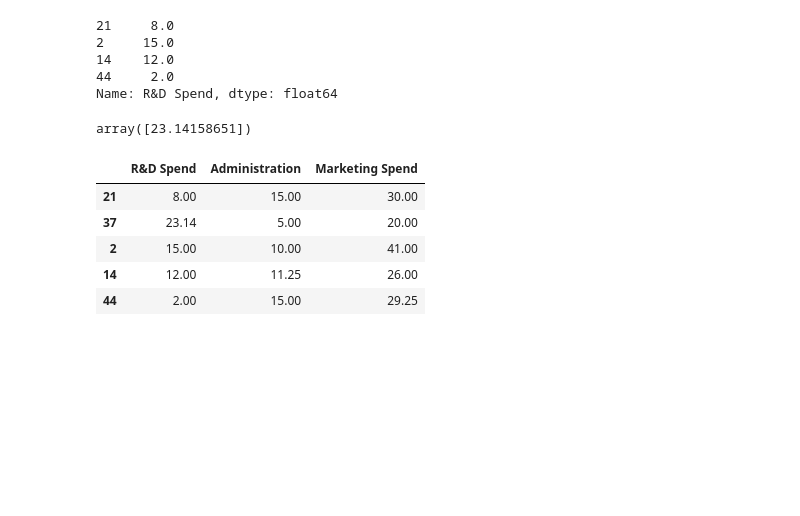
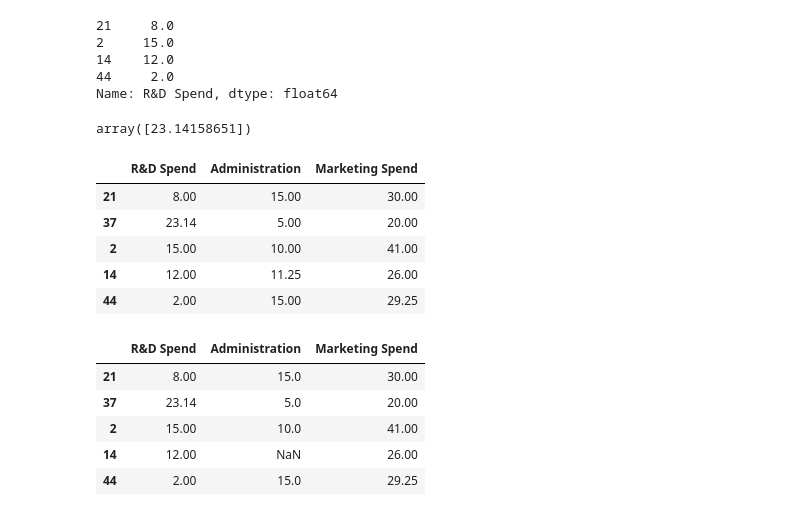
Before and after one commit to ShuklAlok2545/ml_learnings, a Jupyter notebook: ml08/iterative_imputer.ipynb, the cells around one changed output. Saved outputs shown, nothing was run; the diff lists cells and outputs as text; code cells hidden in the pictures; blank space fills up the shorter version.

```diff
--- a/ml08/iterative_imputer.ipynb
+++ b/ml08/iterative_imputer.ipynb
@@ -141,3 +141,16 @@ df1
 | 2 | 15.00 | 10.00 | 41.00 |
 | 14 | 12.00 | 11.25 | 26.00 |
 | 44 | 2.00 | 15.00 | 29.25 |
+# %%
+# Remove the col2 imputed value
+
+df1.iloc[3,1] = np.nan
+
+df1
+# %% [output]
+|  | R&D Spend | Administration | Marketing Spend |
+| 21 | 8.00 | 15.0 | 30.00 |
+| 37 | 23.14 | 5.0 | 20.00 |
+| 2 | 15.00 | 10.0 | 41.00 |
+| 14 | 12.00 | NaN | 26.00 |
+| 44 | 2.00 | 15.0 | 29.25 |
```
Also changed, not shown: parts of 27 cells of this notebook.
